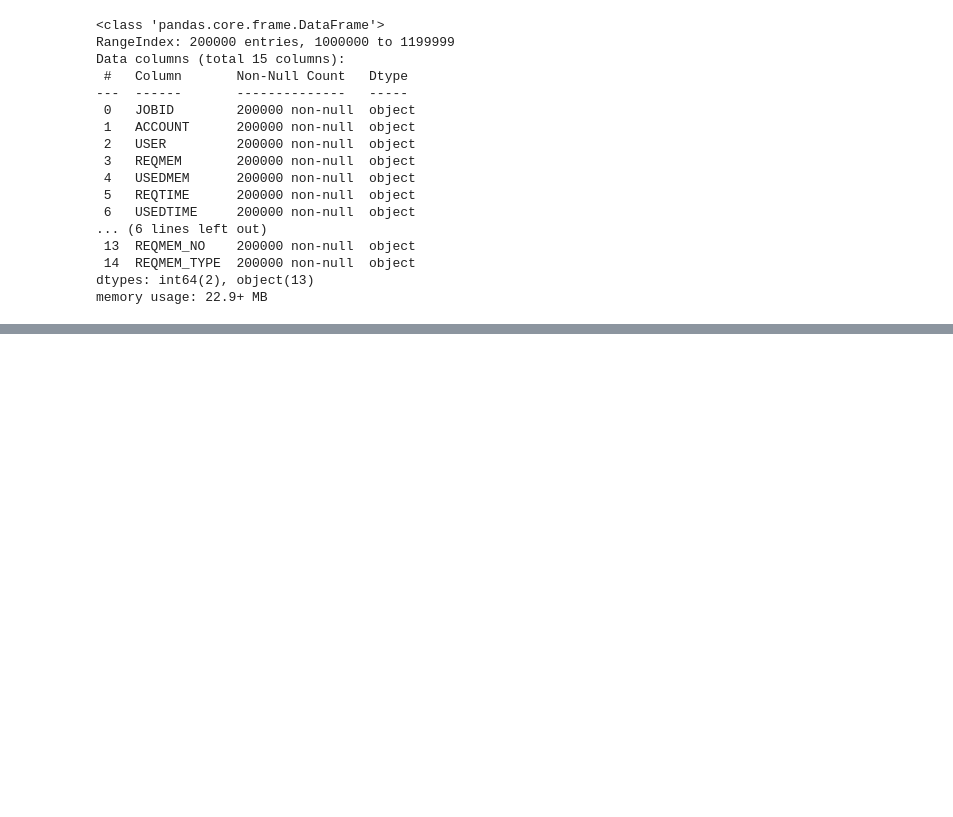
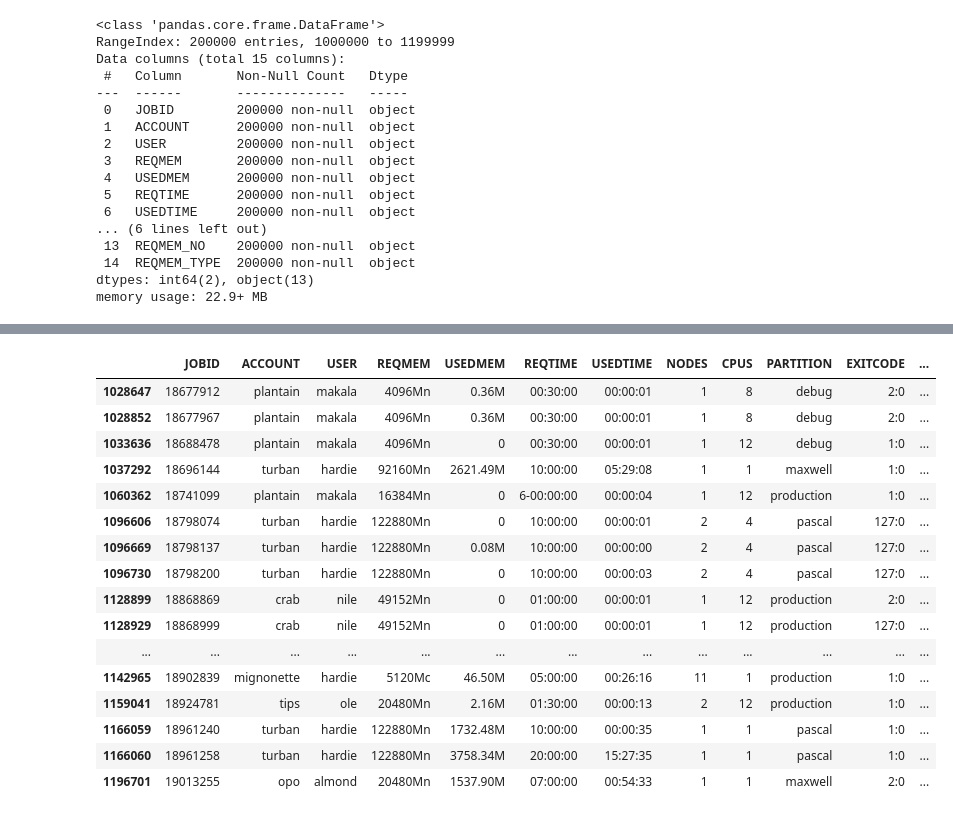
Before and after one commit to nss-data-science-cohort-4/dq2-accre-valkyries, a Jupyter notebook: notebooks/accre.ipynb, the cells around one changed output, grey strips where cells are left out. Saved outputs shown, nothing was run; the diff lists cells and outputs as text; code cells hidden in the pictures; blank space fills up the shorter version.

Commit message:
updated accre notebook still working on data cleansing

```diff
--- a/notebooks/accre.ipynb
+++ b/notebooks/accre.ipynb
@@ -137,3 +135,9 @@ Name: REQMEM_NO, Length: 200000, dtype: int64
+# %%
+accre['USEDMEM_NO'] = accre['USEDMEM'].str.extract('(\d+)')
+# %%
+accre['USEDMEM_NO'] = pd.to_numeric(accre['USEDMEM_NO'])
+# %%
+accre['USEDMEM_PER_CORE'] = accre['USEDMEM_NO'] / accre['CPUS']
 # %%
 # test if else logic to convert REQMEM_NO mn's to mc
 #test_mn=accre_subset[accre_subset['REQMEM_TYPE']=='Mn'
@@ -229,0 +172,4 @@ array(['Mn', 'Mc'], dtype=object)
+# %%
+#convert time to seconds.  First, replace hyphen (day) with :
+accre['REQTIME_DAYS'] = accre['REQTIME'].str.extract('(\d+)-')
+accre.REQTIME
@@ -229,0 +216,22 @@ array(['Mn', 'Mc'], dtype=object)
+# %%
+# review failed nodes, first identify failed jobs
+failed = accre[accre['STATE'] == 'FAILED']
+failed
+# %% [output]
+|  | JOBID | ACCOUNT | USER | REQMEM | USEDMEM | REQTIME | USEDTIME | NODES | CPUS | PARTITION | EXITCODE | ... |
+| 1028647 | 18677912 | plantain | makala | 4096Mn | 0.36M | 00:30:00 | 00:00:01 | 1 | 8 | debug | 2:0 | ... |
+| 1028852 | 18677967 | plantain | makala | 4096Mn | 0.36M | 00:30:00 | 00:00:01 | 1 | 8 | debug | 2:0 | ... |
+| 1033636 | 18688478 | plantain | makala | 4096Mn | 0 | 00:30:00 | 00:00:01 | 1 | 12 | debug | 1:0 | ... |
+| 1037292 | 18696144 | turban | hardie | 92160Mn | 2621.49M | 10:00:00 | 05:29:08 | 1 | 1 | maxwell | 1:0 | ... |
+| 1060362 | 18741099 | plantain | makala | 16384Mn | 0 | 6-00:00:00 | 00:00:04 | 1 | 12 | production | 1:0 | ... |
+| 1096606 | 18798074 | turban | hardie | 122880Mn | 0 | 10:00:00 | 00:00:01 | 2 | 4 | pascal | 127:0 | ... |
+| 1096669 | 18798137 | turban | hardie | 122880Mn | 0.08M | 10:00:00 | 00:00:00 | 2 | 4 | pascal | 127:0 | ... |
+| 1096730 | 18798200 | turban | hardie | 122880Mn | 0 | 10:00:00 | 00:00:03 | 2 | 4 | pascal | 127:0 | ... |
+| 1128899 | 18868869 | crab | nile | 49152Mn | 0 | 01:00:00 | 00:00:01 | 1 | 12 | production | 2:0 | ... |
+| 1128929 | 18868999 | crab | nile | 49152Mn | 0 | 01:00:00 | 00:00:01 | 1 | 12 | production | 127:0 | ... |
+| ... | ... | ... | ... | ... | ... | ... | ... | ... | ... | ... | ... | ... |
+| 1142965 | 18902839 | mignonette | hardie | 5120Mc | 46.50M | 05:00:00 | 00:26:16 | 11 | 1 | production | 1:0 | ... |
+| 1159041 | 18924781 | tips | ole | 20480Mn | 2.16M | 01:30:00 | 00:00:13 | 2 | 12 | production | 1:0 | ... |
+| 1166059 | 18961240 | turban | hardie | 122880Mn | 1732.48M | 10:00:00 | 00:00:35 | 1 | 1 | pascal | 1:0 | ... |
+| 1166060 | 18961258 | turban | hardie | 122880Mn | 3758.34M | 20:00:00 | 15:27:35 | 1 | 1 | pascal | 1:0 | ... |
+| 1196701 | 19013255 | opo | almond | 20480Mn | 1537.90M | 07:00:00 | 00:54:33 | 1 | 1 | maxwell | 2:0 | ... |
```
Also changed, not shown: parts of 54 cells of this notebook.
